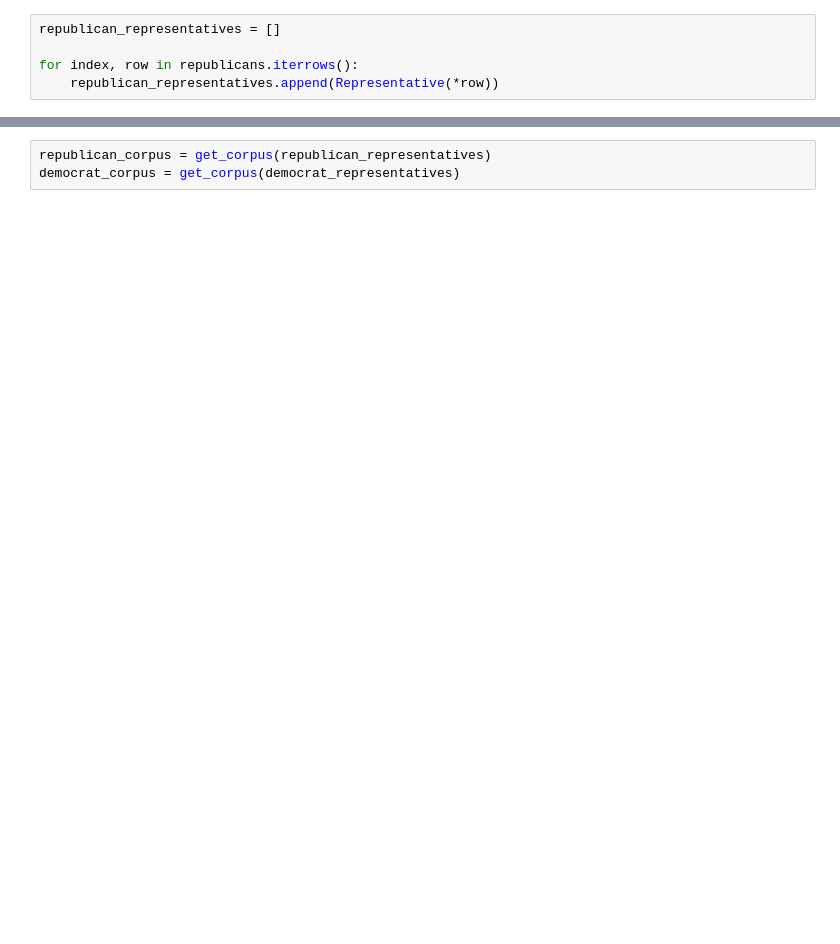
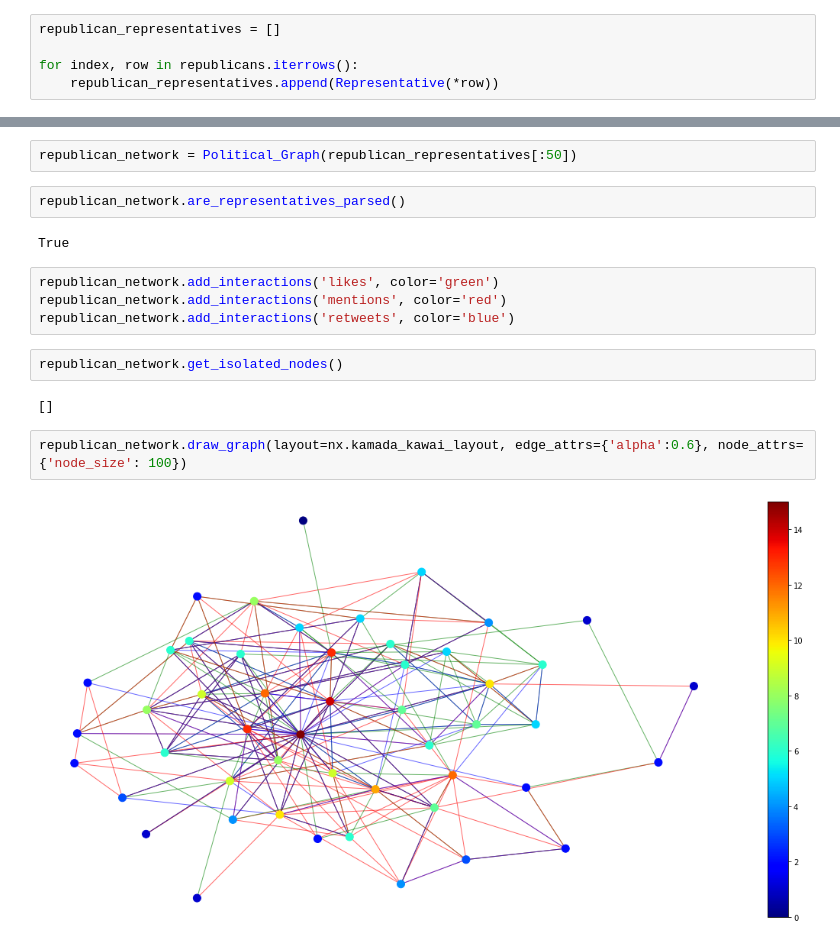
Before and after one commit to krzhalovski/Network-Science, a Jupyter notebook: Networks.ipynb, the cells around one changed output, grey strips where cells are left out. Saved outputs shown, nothing was run; the diff lists cells and outputs as text; blank space fills up the shorter version.

Commit message:
Added functionality and interactive graphs

```diff
--- a/Networks.ipynb
+++ b/Networks.ipynb
@@ -152,3 +77,18 @@ for rep in democrat_representatives:
-# %%
-republican_corpus = get_corpus(republican_representatives)
-democrat_corpus = get_corpus(democrat_representatives)
+# %%
+republican_network = Political_Graph(republican_representatives[:50])
+# %%
+republican_network.are_representatives_parsed()
+# %% [output]
+True
+# %%
+republican_network.add_interactions('likes', color='green')
+republican_network.add_interactions('mentions', color='red')
+republican_network.add_interactions('retweets', color='blue')
+# %%
+republican_network.get_isolated_nodes()
+# %% [output]
+[]
+# %%
+republican_network.draw_graph(layout=nx.kamada_kawai_layout, edge_attrs={'alpha':0.6}, node_attrs={'node_size': 100})
+# %% [output]
+[figure, added]
```
Also changed, not shown: parts of 38 cells of this notebook, 2 other files.
